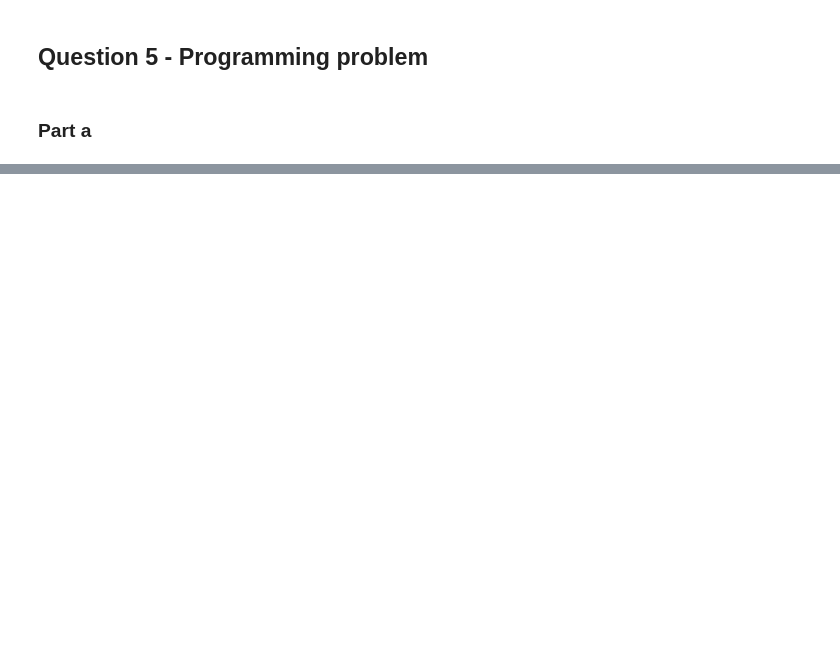
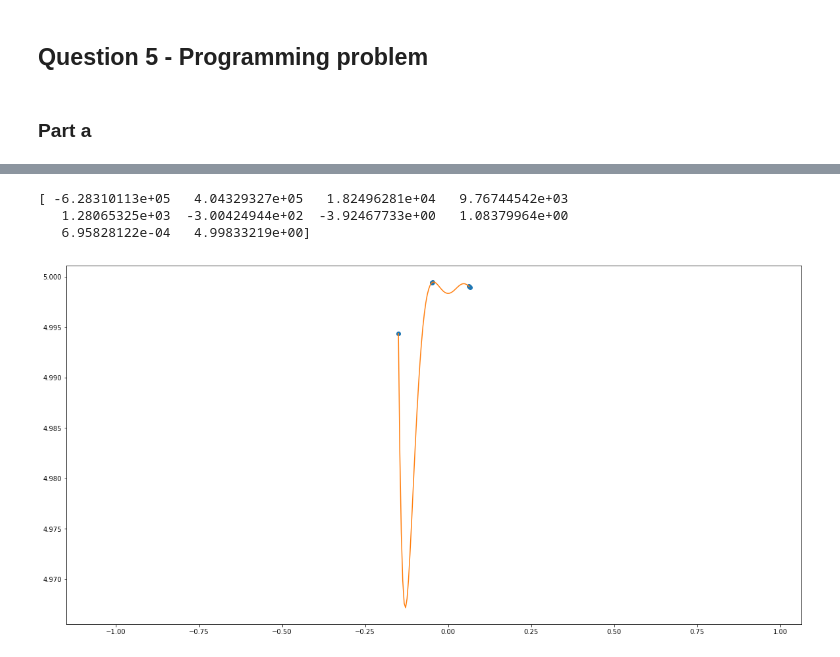
Before and after one commit to JovanSardinha/next-ai-ml-assignments, a Jupyter notebook: assignment-1/Assignment-1.ipynb, the cells around one changed output, grey strips where cells are left out. Saved outputs shown, nothing was run; the diff lists cells and outputs as text; code cells hidden in the pictures; blank space fills up the shorter version.

```diff
--- a/assignment-1/Assignment-1.ipynb
+++ b/assignment-1/Assignment-1.ipynb
@@ -63,0 +59,22 @@ plt.show()
+# %%
+import numpy as np
+import matplotlib.pyplot as plt
+
+
+# calculate polynomial
+z = np.polyfit(x, y, 9)
+print(z)
+f = np.poly1d(z)
+
+# calculate new x's and y's
+x_new = np.linspace(x[0], x[-1])
+y_new = f(x_new)
+
+plt.plot(x,y,'o', x_new, y_new)
+plt.xlim([x[0]-1, x[-1] + 1 ])
+plt.show()
+# %% [output]
+[ -6.28310113e+05   4.04329327e+05   1.82496281e+04   9.76744542e+03
+   1.28065325e+03  -3.00424944e+02  -3.92467733e+00   1.08379964e+00
+   6.95828122e-04   4.99833219e+00]
+[figure, added]
```
Also changed, not shown: parts of 5 cells of this notebook.
